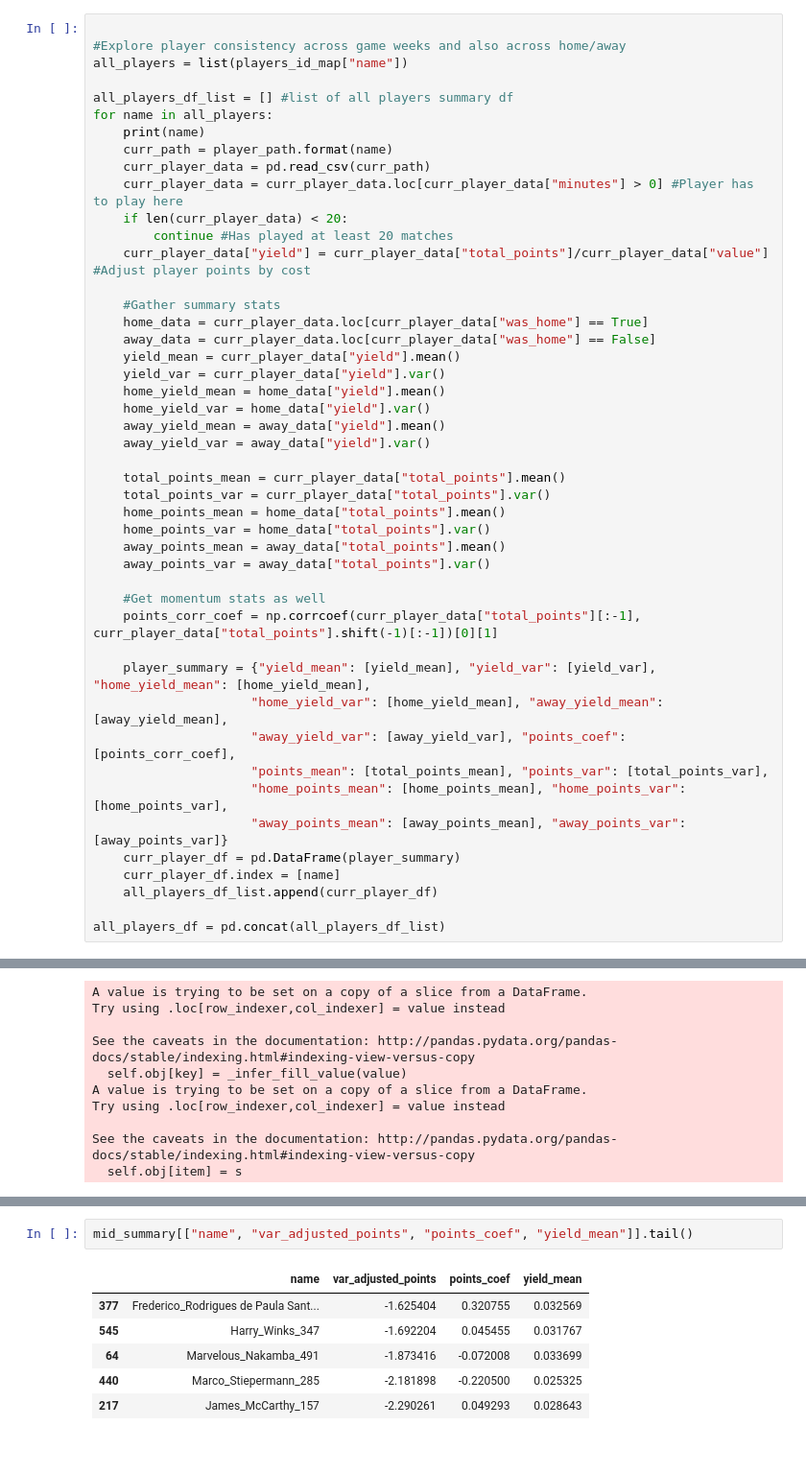
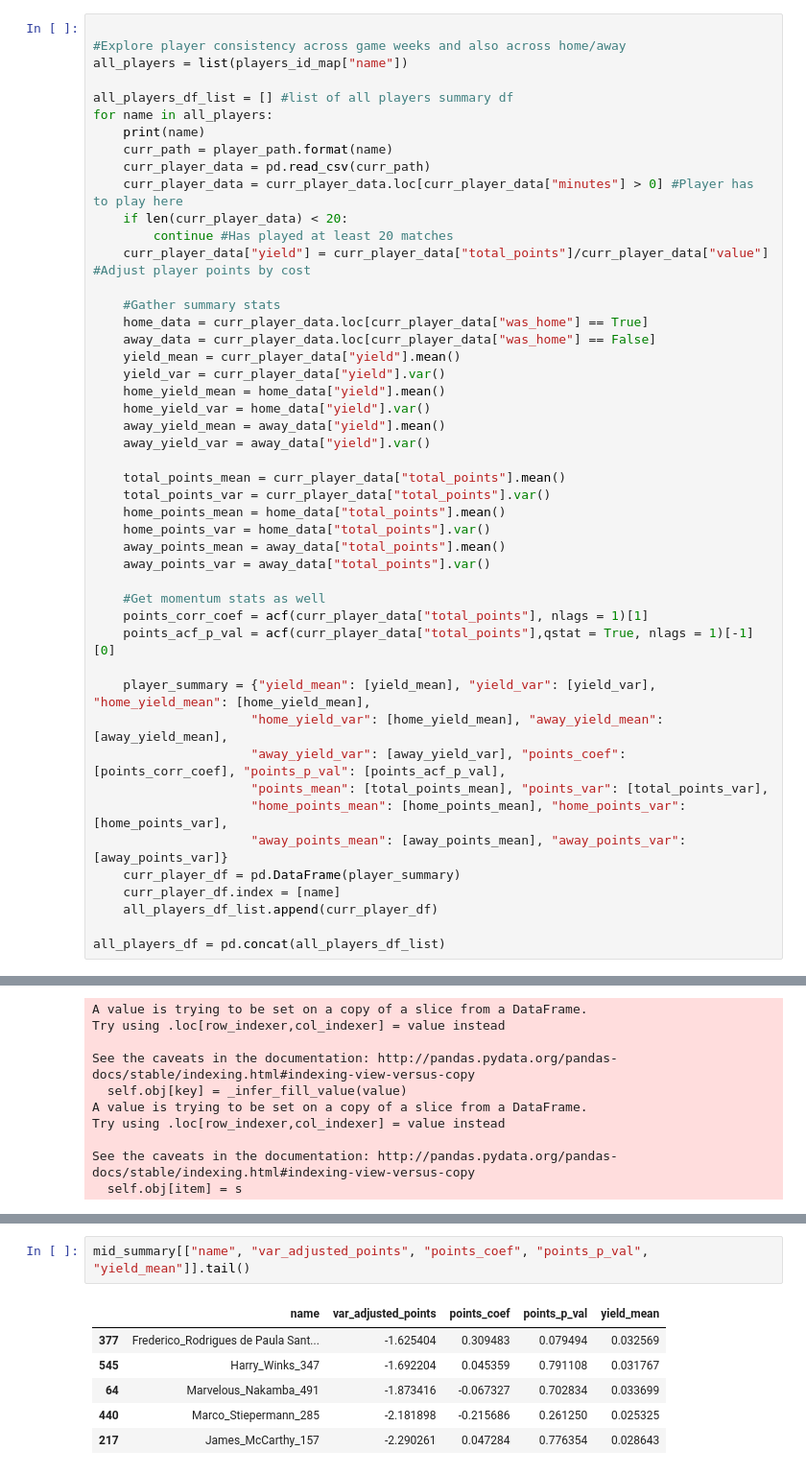
Before and after one commit to hoyishian/footballwebscraper, a Jupyter notebook: notebooks/Data Exploration.ipynb, the cells around one changed output, grey strips where cells are left out. Shown at 96% size. Drawn from its saved outputs; the diff is of its cells as text.

```diff
--- a/notebooks/Data Exploration.ipynb
+++ b/notebooks/Data Exploration.ipynb
@@ -57,11 +58,12 @@ for name in all_players:
     away_points_var = away_data["total_points"].var()
 
     #Get momentum stats as well
-    points_corr_coef = np.corrcoef(curr_player_data["total_points"][:-1], curr_player_data["total_points"].shift(-1)[:-1])[0][1]
+    points_corr_coef = acf(curr_player_data["total_points"], nlags = 1)[1]
+    points_acf_p_val = acf(curr_player_data["total_points"],qstat = True, nlags = 1)[-1][0]
 
     player_summary = {"yield_mean": [yield_mean], "yield_var": [yield_var], "home_yield_mean": [home_yield_mean],
                      "home_yield_var": [home_yield_mean], "away_yield_mean": [away_yield_mean],
-                     "away_yield_var": [away_yield_var], "points_coef": [points_corr_coef],
+                     "away_yield_var": [away_yield_var], "points_coef": [points_corr_coef], "points_p_val": [points_acf_p_val],
                      "points_mean": [total_points_mean], "points_var": [total_points_var],
                      "home_points_mean": [home_points_mean], "home_points_var": [home_points_var],
                      "away_points_mean": [away_points_mean], "away_points_var": [away_points_var]}
@@ -169,12 +166,12 @@ mid_summary[["name", "var_adjusted_points", "points_coef", "yield_mean"]].head(5
 # %%
-mid_summary[["name", "var_adjusted_points", "points_coef", "yield_mean"]].tail()
+mid_summary[["name", "var_adjusted_points", "points_coef", "points_p_val", "yield_mean"]].tail()
 # %% [output]
-|  | name | var_adjusted_points | points_coef | yield_mean |
-| 377 | Frederico_Rodrigues de Paula Sant... | -1.625404 | 0.320755 | 0.032569 |
-| 545 | Harry_Winks_347 | -1.692204 | 0.045455 | 0.031767 |
-| 64 | Marvelous_Nakamba_491 | -1.873416 | -0.072008 | 0.033699 |
-| 440 | Marco_Stiepermann_285 | -2.181898 | -0.220500 | 0.025325 |
-| 217 | James_McCarthy_157 | -2.290261 | 0.049293 | 0.028643 |
+|  | name | var_adjusted_points | points_coef | points_p_val | yield_mean |
+| 377 | Frederico_Rodrigues de Paula Sant... | -1.625404 | 0.309483 | 0.079494 | 0.032569 |
+| 545 | Harry_Winks_347 | -1.692204 | 0.045359 | 0.791108 | 0.031767 |
+| 64 | Marvelous_Nakamba_491 | -1.873416 | -0.067327 | 0.702834 | 0.033699 |
+| 440 | Marco_Stiepermann_285 | -2.181898 | -0.215686 | 0.261250 | 0.025325 |
+| 217 | James_McCarthy_157 | -2.290261 | 0.047284 | 0.776354 | 0.028643 |
 # %%
 #FWD
 fwd_summary = positions_dict[4]
```
Also changed, not shown: parts of 13 cells of this notebook.
